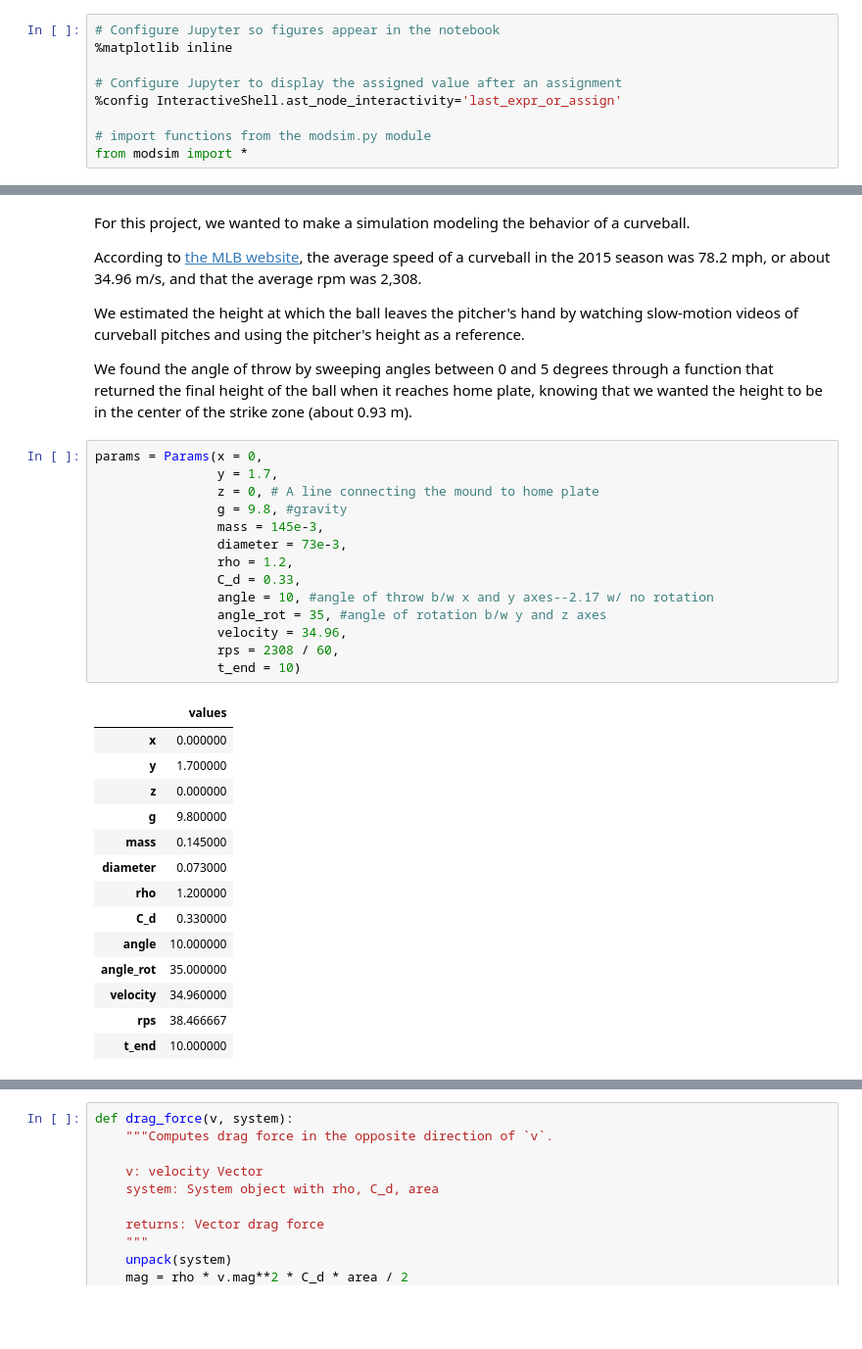
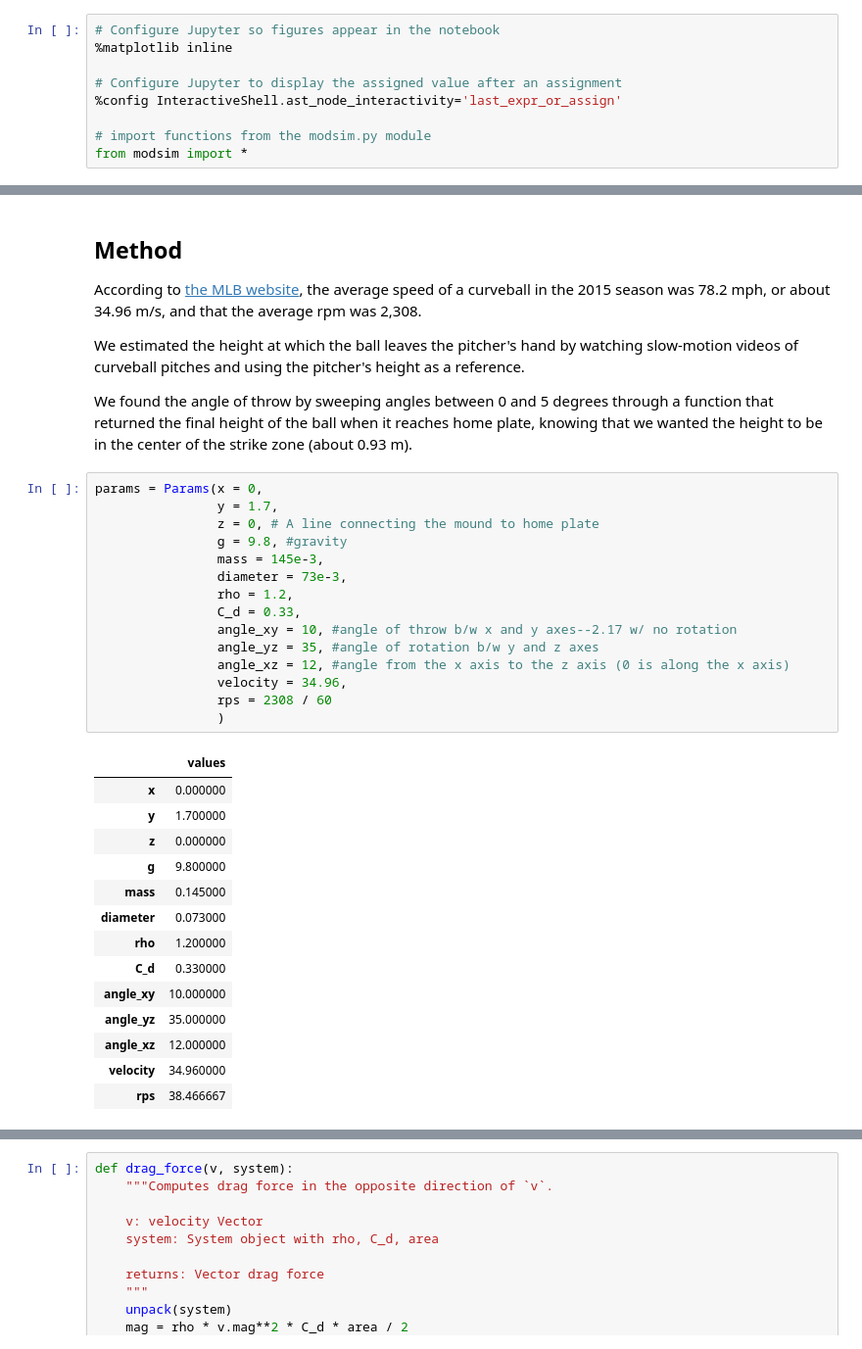
Before and after one commit to arwensadler/ModSimPy, a Jupyter notebook: code/Curveball.ipynb, the cells around one changed output, grey strips where cells are left out. Shown at 98% size. Drawn from its saved outputs; the diff is of its cells as text; blank space fills up the shorter version.

```diff
--- a/code/Curveball.ipynb
+++ b/code/Curveball.ipynb
@@ -13,5 +17,5 @@ from modsim import *
 # %% [markdown]
-For this project, we wanted to make a simulation modeling the behavior of a curveball.
+## Method
 
 According to [the MLB website](https://www.mlb.com/news/statcast-spin-rate-compared-to-velocity/c-160896926), the average speed of a curveball in the 2015 season was 78.2 mph, or about 34.96 m/s, and that the average rpm was 2,308.
 
@@ -21,32 +25,33 @@ We found the angle of throw by sweeping angles between 0 and 5 degrees through a
 # %%
 params = Params(x = 0,
                 y = 1.7,
                 z = 0, # A line connecting the mound to home plate
                 g = 9.8, #gravity
                 mass = 145e-3,
                 diameter = 73e-3,
                 rho = 1.2,
                 C_d = 0.33,
-                angle = 10, #angle of throw b/w x and y axes--2.17 w/ no rotation
-                angle_rot = 35, #angle of rotation b/w y and z axes
+                angle_xy = 10, #angle of throw b/w x and y axes--2.17 w/ no rotation
+                angle_yz = 35, #angle of rotation b/w y and z axes
+                angle_xz = 12, #angle from the x axis to the z axis (0 is along the x axis)
                 velocity = 34.96,
-                rps = 2308 / 60,
-                t_end = 10)
+                rps = 2308 / 60
+                )
 # %% [output]
 |  | values |
 | x | 0.000000 |
 | y | 1.700000 |
 | z | 0.000000 |
 | g | 9.800000 |
 | mass | 0.145000 |
 | diameter | 0.073000 |
 | rho | 1.200000 |
 | C_d | 0.330000 |
-| angle | 10.000000 |
-| angle_rot | 35.000000 |
+| angle_xy | 10.000000 |
+| angle_yz | 35.000000 |
+| angle_xz | 12.000000 |
 | velocity | 34.960000 |
 | rps | 38.466667 |
-| t_end | 10.000000 |
 # %%
 def make_system(params):
     """Make a system object.
```
Also changed, not shown: parts of 19 cells of this notebook.
